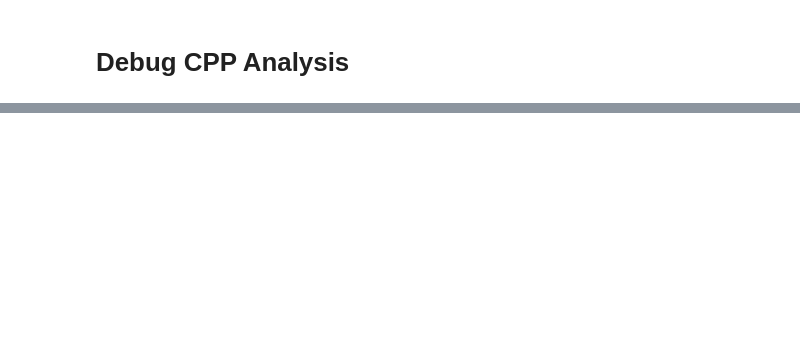
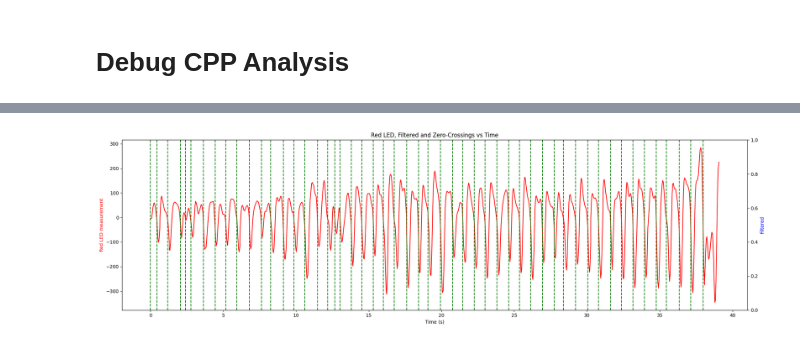
Before and after one commit to robdobsn/JewelryOS, a Jupyter notebook: evaluations/HRMAnalysis/DebugCPPAnalysis/DebugCPPAnalysis.ipynb, the cells around one changed output, grey strips where cells are left out. Cells and saved outputs as stored; diff of their text form; code cells hidden in the pictures; blank space fills up the shorter version.

```diff
--- a/evaluations/HRMAnalysis/DebugCPPAnalysis/DebugCPPAnalysis.ipynb
+++ b/evaluations/HRMAnalysis/DebugCPPAnalysis/DebugCPPAnalysis.ipynb
@@ -171 +213,79 @@ plt.show()
+# %%
+# Skip initial samples and start just after first zero crossing
+# t = processed_data["Time (s)"]
+# hr_data = processed_data["Red LED ADC"]
+# cpp_filtered = processed_data["Filtered"]
+# zero_cross = processed_data["ZeroCross"]
+
+# Skip initial samples and start just after first zero crossing
+initial_skip = 150
+first_zero_cross_relative = np.argmax(processed_data["ZeroCross"][initial_skip:] != 0)
+first_zero_cross_index = initial_skip + first_zero_cross_relative
+# print(f"First zero crossing at index {first_zero_cross}")
+
+# Extract time values and reset index
+t = processed_data["Time (s)"][first_zero_cross_index:].reset_index(drop=True)
+t = t - t.iloc[0]  # Ensure time starts at 0
+cpp_filtered = processed_data["Filtered"][first_zero_cross_index:].reset_index(drop=True)
+py_filtered = py_filtered_all[first_zero_cross_index:]
+zero_cross = processed_data["ZeroCross"][first_zero_cross_index:].reset_index(drop=True)
+
+# Test code
+TEST_WITH_FIXED_SIGNAL = False
+
+if TEST_WITH_FIXED_SIGNAL:
+    # Generate the sinusoidal test signal to replace py_filtered for testing
+    test_freq_hz = 1.6
+    py_filtered = np.sin(2 * np.pi * test_freq_hz * t)
+    # Generate zero crossings for the test signal only for negative crossings
+    zero_cross = np.zeros(len(t))
+    for i in range(1, len(t)):
+        if py_filtered[i] < 0 and py_filtered[i - 1] >= 0:
+            zero_cross[i] = 1
+
+    # zero_cross = np.zeros_like(py_filtered)
+    # zero_cross[0] = 1
+    # for i in range(1, len(py_filtered)):
+    #     if py_filtered[i] * py_filtered[i - 1] < 0:
+    #         zero_cross[i] = 1
+
+# Plot the original and filtered signals
+plot_start = 0
+plot_end = 2000
+
+# Plot Red ADC, filtered and zero crossing points on different Y axes
+fig, ax1 = plt.subplots(figsize=(20, 6))
+ax2 = ax1.twinx()
+ax1.plot(t[plot_start:plot_end], py_filtered[plot_start:plot_end], label="PyFiltered", color='red')
+
+first_line = True
+for tim, zc in zip(t[plot_start:plot_end], zero_cross[plot_start:plot_end]):
+    if zc != 0:
+        ax2.axvline(x=tim, color='green', linestyle='--', label="ZeroCross" if first_line else "")
+        first_line = False
+
+ax1.set_xlabel("Time (s)")
+ax1.set_ylabel("Red LED measurement", color='red')
+ax2.set_ylabel("Filtered", color='blue')
+ax1.set_title("Red LED, Filtered and Zero-Crossings vs Time")
+plt.tight_layout()
+plt.show()
+
+# # Plot the original and filtered signals
+# plt.figure(figsize=(20, 6))
+# plt.subplot(2, 1, 1)
+# plt.plot(t[plot_start:plot_end], hr_data[plot_start:plot_end], label='Original Signal')
+# plt.title('Original Heart Rate Signal')
+# plt.xlabel('Time [s]')
+# plt.ylabel('Amplitude')
+# plt.legend()
+
+# plt.subplot(2, 1, 2)
+# plt.plot(t[plot_start:plot_end], filtered_hr_data[plot_start:plot_end], label='Filtered Signal', color='orange')
+# plt.title('Filtered Heart Rate Signal (0.8 Hz to 3.25 Hz)')
+# plt.xlabel('Time [s]')
+# plt.ylabel('Amplitude')
+# plt.legend()
+# %% [output]
+[figure, added]
 # %%
```
Also changed, not shown: parts of 12 cells of this notebook, 16 other files.
